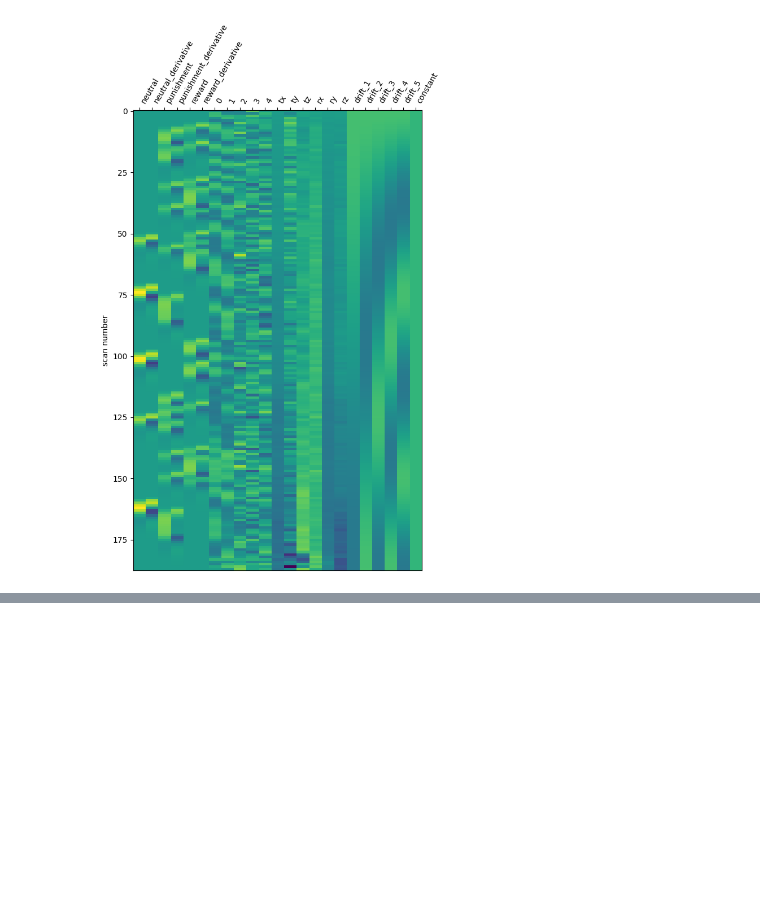
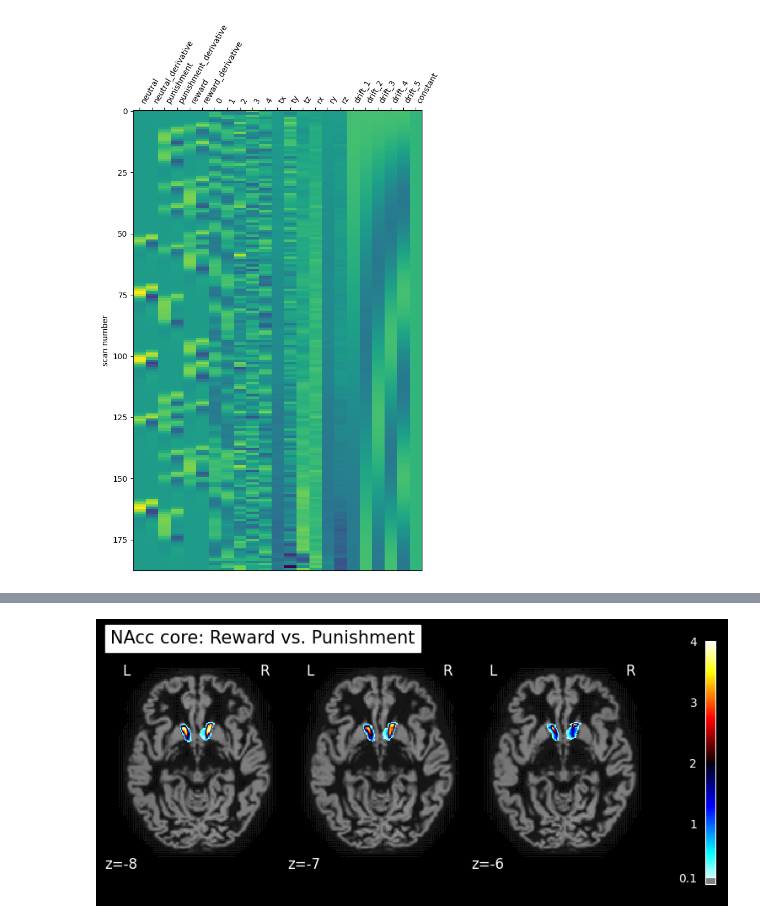
Before and after one commit to LuisA00/Analysis_Playground, a Jupyter notebook: NAcc_Affect/sub01_Gambling_test.ipynb, the cells around one changed output, grey strips where cells are left out. Saved outputs shown, nothing was run; the diff lists cells and outputs as text; code cells hidden in the pictures; blank space fills up the shorter version.

```diff
--- a/NAcc_Affect/sub01_Gambling_test.ipynb
+++ b/NAcc_Affect/sub01_Gambling_test.ipynb
@@ -58,9 +58,15 @@ NAcc_atlas_masker = NiftiMapsMasker(
 
 NAcc_imgs_core = image.load_img(NAcc_core_files, wildcards=True)
 NAcc_atlas_core = image.math_img('np.sum(img, axis=-1, keepdims=True)', img=NAcc_imgs_core)
+NAcc_atlas_masker_core = NiftiMapsMasker(
+        maps_img=NAcc_atlas_core,
+        allow_overlap=True)
 
 NAcc_imgs_shell = image.load_img(NAcc_shell_files, wildcards=True)
 NAcc_atlas_shell = image.math_img('np.sum(img, axis=-1, keepdims=True)', img=NAcc_imgs_shell)
+NAcc_atlas_masker_shell = NiftiMapsMasker(
+        maps_img=NAcc_atlas_shell,
+        allow_overlap=True)
 # %%
 
 NAcc_atlas_binary = binarize_img(NAcc_atlas)
@@ -173,0 +213,13 @@ FDR p<0.05 threshold: 3.670
+# %%
+plot_stat_map(
+    reward_minus_punishment_NAcc_core_inv,
+    threshold=0.1,
+    display_mode="z",
+    cut_coords=3,
+    bg_img=anat_file,
+    #black_bg=True,
+    title="NAcc core: Reward vs. Punishment"
+)
+plt.show()
+# %% [output]
+[figure, added]
```
Also changed, not shown: parts of 9 cells of this notebook.
